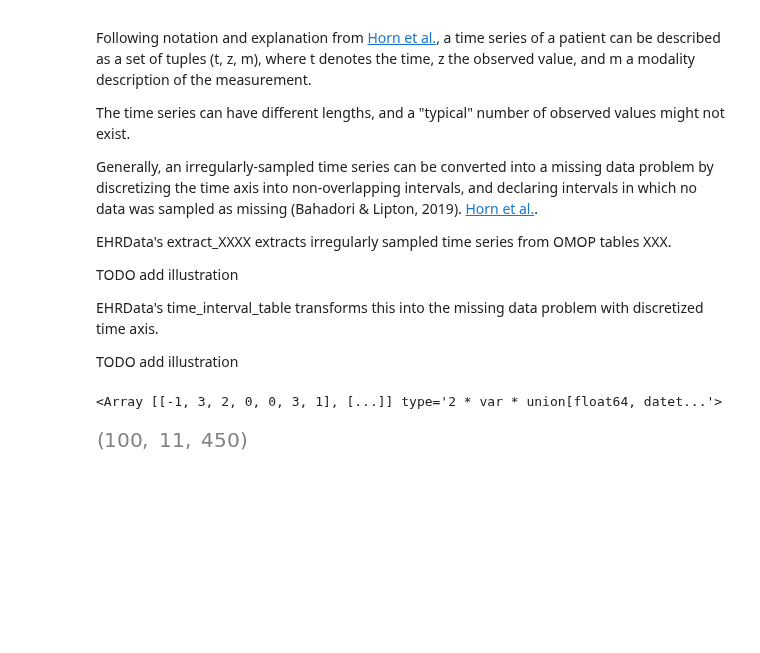
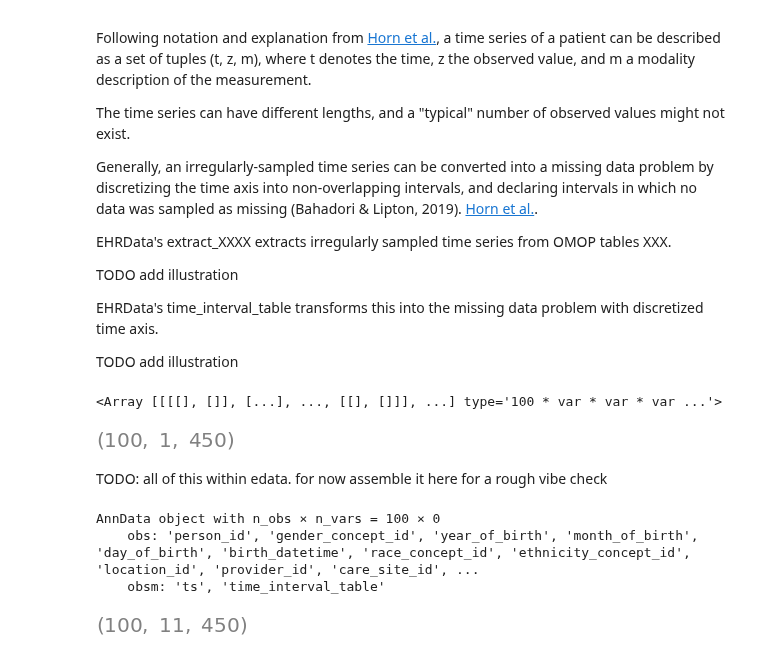
Before and after one commit to theislab/ehrdata, a Jupyter notebook: notebooks/tutorial_ehrdata_omop.ipynb, the cells around one changed output. Saved outputs shown, nothing was run; the diff lists cells and outputs as text; code cells hidden in the pictures; blank space fills up the shorter version.

```diff
--- a/notebooks/tutorial_ehrdata_omop.ipynb
+++ b/notebooks/tutorial_ehrdata_omop.ipynb
@@ -47,0 +48,2 @@ duckdb.register("observation_period", duckdb.read_csv(f"{omop_table_path}/observ
+# %%
+con = duckdb.connect()
@@ -65,0 +96,3 @@ ModuleNotFoundError: No module named 'dummy_ehrdata'
+# %%
+obs2 = ehrdata.io.extract_observation_period(con)
+obs2.head()
@@ -85,7 +124,33 @@ edata.extract_measurement(duckdb_instance=duckdb)
-# %%
-edata.ts[0][1]
-# %% [output]
-<Array [[-1, 3, 2, 0, 0, 3, 1], [...]] type='2 * var * union[float64, datet...'>
+# %%
+ts = ehrdata.io.extract_measurement(con)
+ts
+# %% [output]
+<Array [[[[], []], [...], ..., [[], []]], ...] type='100 * var * var * var ...'>
+# %%
+time_interval_table = ehrdata.io.time_interval_table(ts, obs2)
+# ehrdata.io.time_interval_table(
+#     duckdb_instance=duckdb,
+#     start_time="patient_hospital_entry",  # TODO: sync with omop lingo; that could be "cohort index date", but maybe is something different. Ref: https://ohdsi.github.io/TheBookOfOhdsi/Cohorts.html time zero for the time interval matrix
+#     observation_duration=250,  # in d, time end for the time interval matrix
+#     concept_ids="all",  # features to use
+#     interval_length=1,  # length of the time intervals
+#     interval_unit="minutes",  # unit of the time intervals
+# )
+# %%
+np.array(time_interval_table).shape
+# %% [output]
+[figure, added]
+# %% [markdown]
+TODO: all of this within edata. for now assemble it here for a rough vibe check
+# %%
+edata = ad.AnnData(X=None, obs=obs2)
+edata.obsm["ts"] = ts
+edata.obsm["time_interval_table"] = np.array(time_interval_table)
+edata
+# %% [output]
+AnnData object with n_obs × n_vars = 100 × 0
+    obs: 'person_id', 'gender_concept_id', 'year_of_birth', 'month_of_birth', 'day_of_birth', 'birth_datetime', 'race_concept_id', 'ethnicity_concept_id', 'location_id', 'provider_id', 'care_site_id', ...
+    obsm: 'ts', 'time_interval_table'
 # %%
 # create interval table
 edata.time_interval_table(
```
Also changed, not shown: parts of 17 cells of this notebook, 2 other files.
